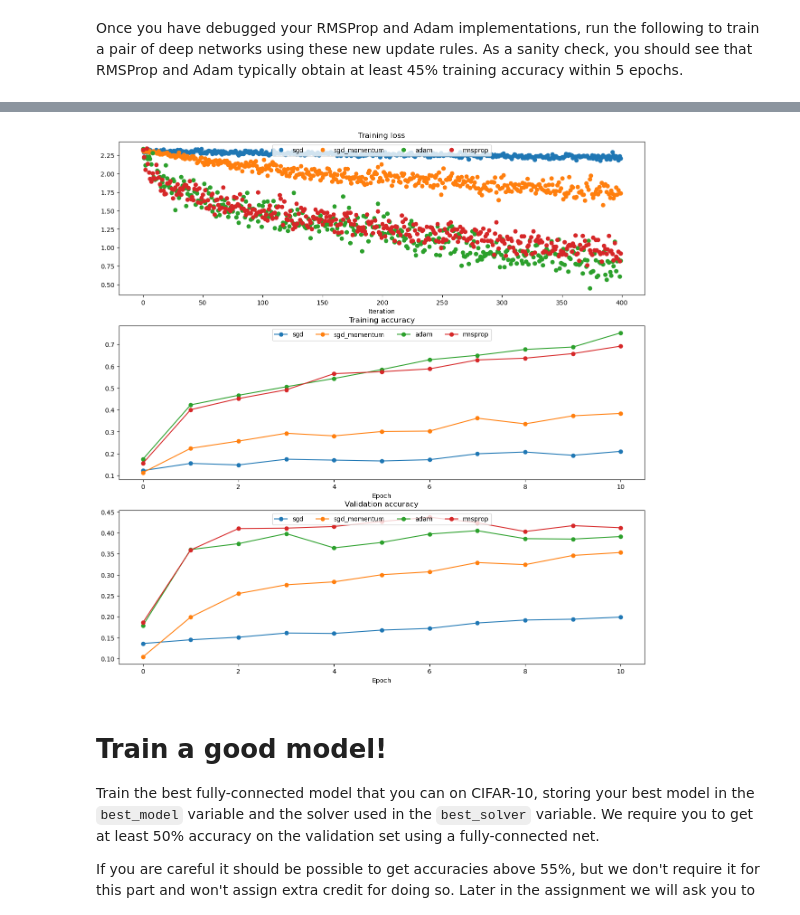
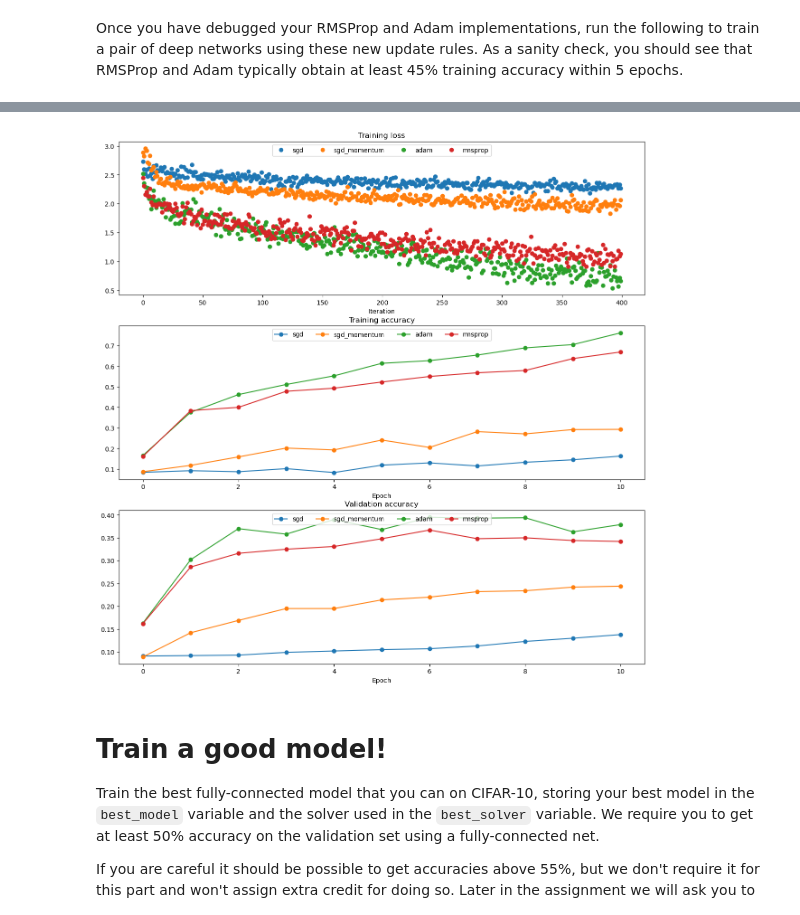
Before and after one commit to oldboy818/CS182, a Jupyter notebook: assignment1/FullyConnectedNets.ipynb, the cells around one changed output, grey strips where cells are left out. Cells and saved outputs as stored; diff of their text form; code cells hidden in the pictures.

```diff
--- a/assignment1/FullyConnectedNets.ipynb
+++ b/assignment1/FullyConnectedNets.ipynb
@@ -621,7 +620,7 @@ solvers = {}
 
 for update_rule in ['sgd', 'sgd_momentum']:
     print ('running with ', update_rule)
-    model = FullyConnectedNet([100, 100, 100, 100, 100], weight_scale=1e-2)
+    model = FullyConnectedNet([100, 100, 100, 100, 100], weight_scale=5e-2)
 
     solver = Solver(model, small_data,
                   num_epochs=10, batch_size=100,
@@ -763,7 +762,7 @@ Once you have debugged your RMSProp and Adam implementations, run the following
 learning_rates = {'rmsprop': 1e-4, 'adam': 1e-3}
 for update_rule in ['adam', 'rmsprop']:
     print ('running with ', update_rule)
-    model = FullyConnectedNet([100, 100, 100, 100, 100], weight_scale=1e-2)
+    model = FullyConnectedNet([100, 100, 100, 100, 100], weight_scale=5e-2)
 
     solver = Solver(model, small_data,
                   num_epochs=10, batch_size=100,
@@ -825,4 +824,4 @@ running with  adam
-[figure, old version]
+[figure, new version]
 # %% [markdown]
 # Train a good model!
 Train the best fully-connected model that you can on CIFAR-10, storing your best model in the `best_model` variable and the solver used in the `best_solver` variable. We require you to get at least 50% accuracy on the validation set using a fully-connected net.
```
Also changed, not shown: parts of 13 cells of this notebook, 11 other files.
